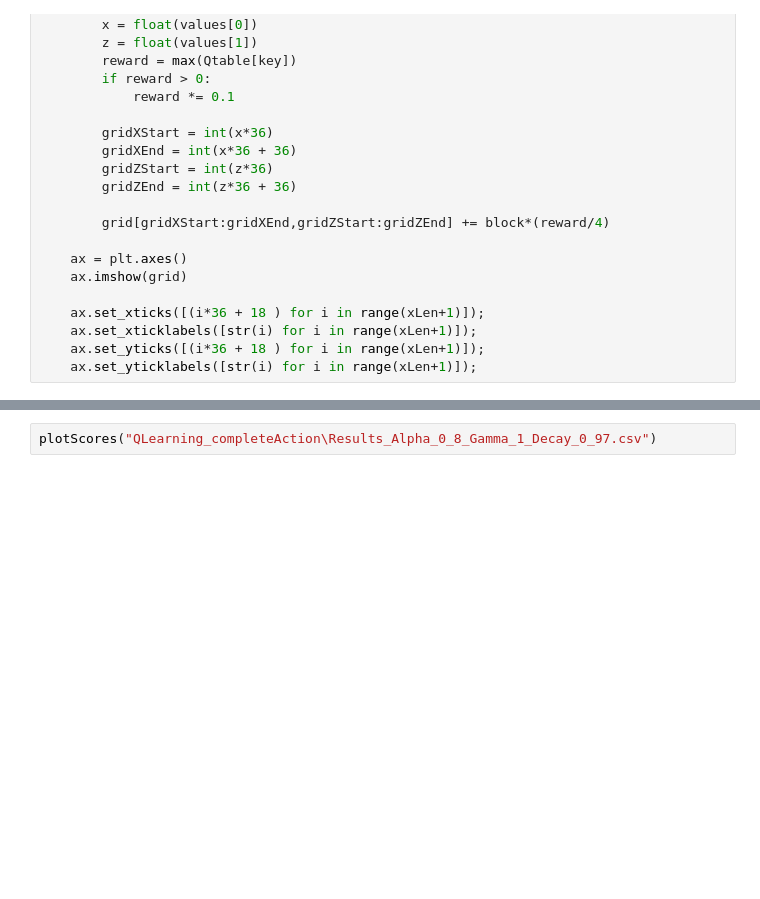
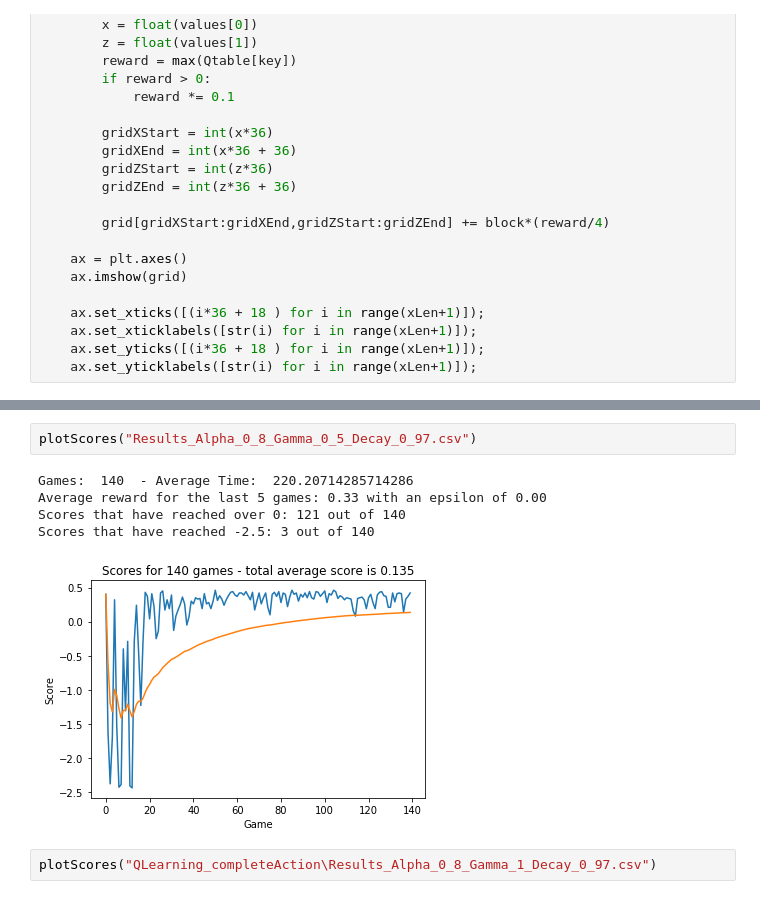
Before and after one commit to mattthelee/Marlo-Double-DQN, a Jupyter notebook: marloAnalysis.ipynb, the cells around one changed output, grey strips where cells are left out. Drawn from its saved outputs; the diff is of its cells as text; blank space fills up the shorter version.

```diff
--- a/marloAnalysis.ipynb
+++ b/marloAnalysis.ipynb
@@ -134,3 +130,11 @@ Scores that have reached -2.5: 1 out of 173
+# %%
+plotScores("Results_Alpha_0_8_Gamma_0_5_Decay_0_97.csv")
+# %% [output]
+Games:  140  - Average Time:  220.20714285714286
+Average reward for the last 5 games: 0.33 with an epsilon of 0.00
+Scores that have reached over 0: 121 out of 140
+Scores that have reached -2.5: 3 out of 140
+[figure, added]
 # %%
 plotScores("QLearning_completeAction\Results_Alpha_0_8_Gamma_1_Decay_0_97.csv")
 # %% [output]
```
Also changed, not shown: parts of 5 cells of this notebook, 15 other files.
